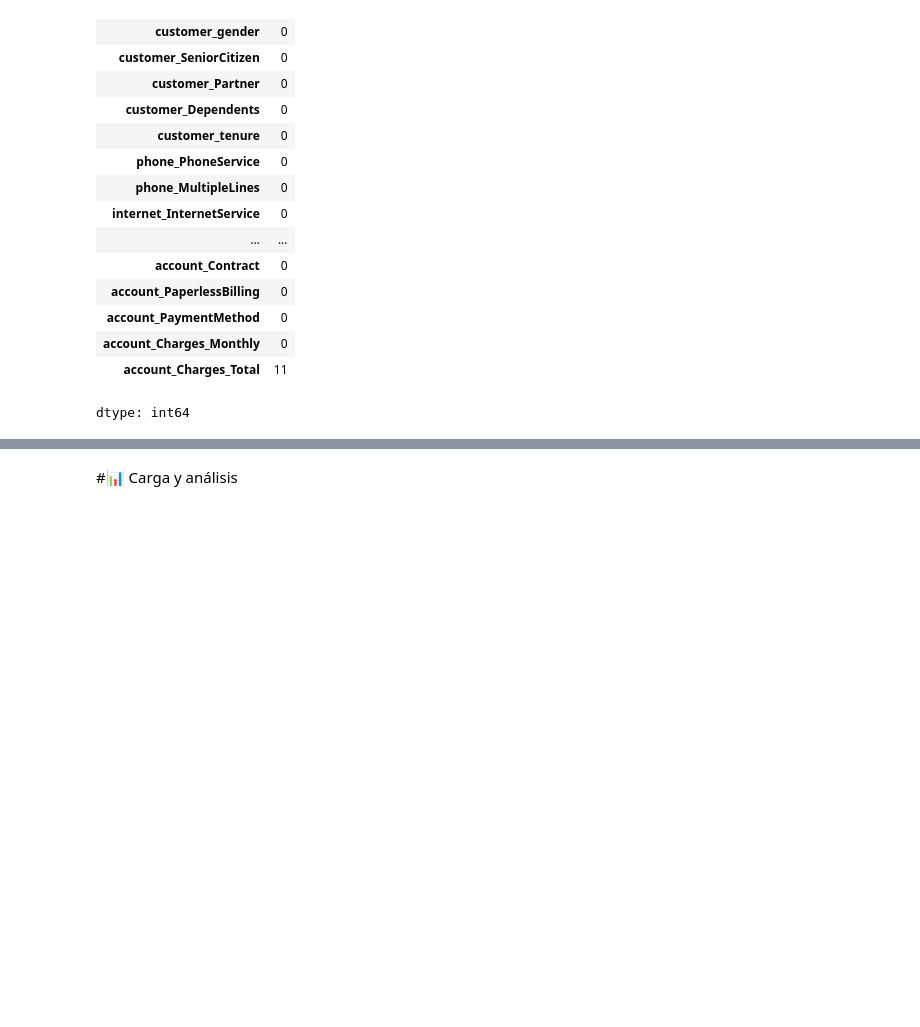
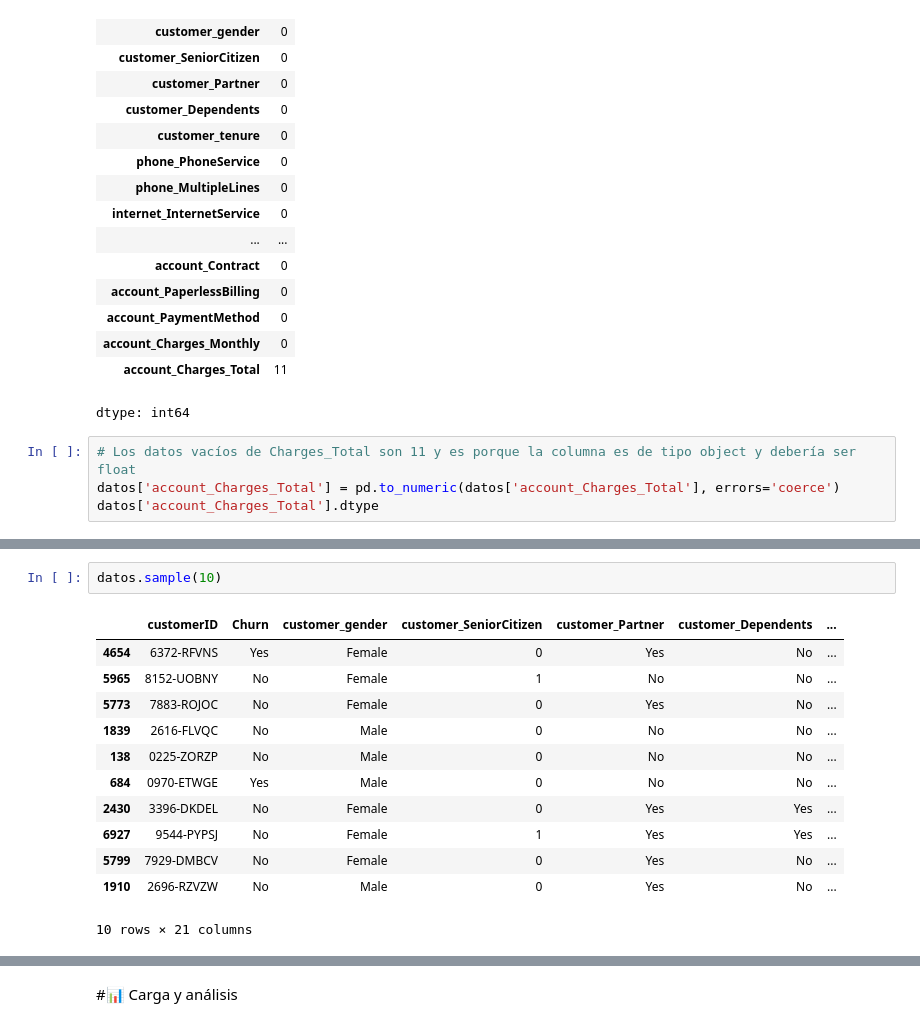
Before and after one commit to Fvargasv/Challenge-X-, a Jupyter notebook: TelecomX_LATAM.ipynb, the cells around one changed output, grey strips where cells are left out. Cells and saved outputs as stored; diff of their text form; blank space fills up the shorter version.

```diff
--- a/TelecomX_LATAM.ipynb
+++ b/TelecomX_LATAM.ipynb
@@ -273,3 +273,7 @@ datos.apply(lambda x: x.astype(str).str.strip() == '').sum()
 | account_Charges_Monthly | 0 |
 | account_Charges_Total | 11 |
 dtype: int64
+# %%
+# Los datos vacíos de Charges_Total son 11 y es porque la columna es de tipo object y debería ser float
+datos['account_Charges_Total'] = pd.to_numeric(datos['account_Charges_Total'], errors='coerce')
+datos['account_Charges_Total'].dtype
@@ -275,0 +304,15 @@ dtype: int64
+# %%
+datos.sample(10)
+# %% [output]
+|  | customerID | Churn | customer_gender | customer_SeniorCitizen | customer_Partner | customer_Dependents | ... |
+| 4654 | 6372-RFVNS | Yes | Female | 0 | Yes | No | ... |
+| 5965 | 8152-UOBNY | No | Female | 1 | No | No | ... |
+| 5773 | 7883-ROJOC | No | Female | 0 | Yes | No | ... |
+| 1839 | 2616-FLVQC | No | Male | 0 | No | No | ... |
+| 138 | 0225-ZORZP | No | Male | 0 | No | No | ... |
+| 684 | 0970-ETWGE | Yes | Male | 0 | No | No | ... |
+| 2430 | 3396-DKDEL | No | Female | 0 | Yes | Yes | ... |
+| 6927 | 9544-PYPSJ | No | Female | 1 | Yes | Yes | ... |
+| 5799 | 7929-DMBCV | No | Female | 0 | Yes | No | ... |
+| 1910 | 2696-RZVZW | No | Male | 0 | Yes | No | ... |
+10 rows × 21 columns
```
Also changed, not shown: parts of 3 cells of this notebook.
